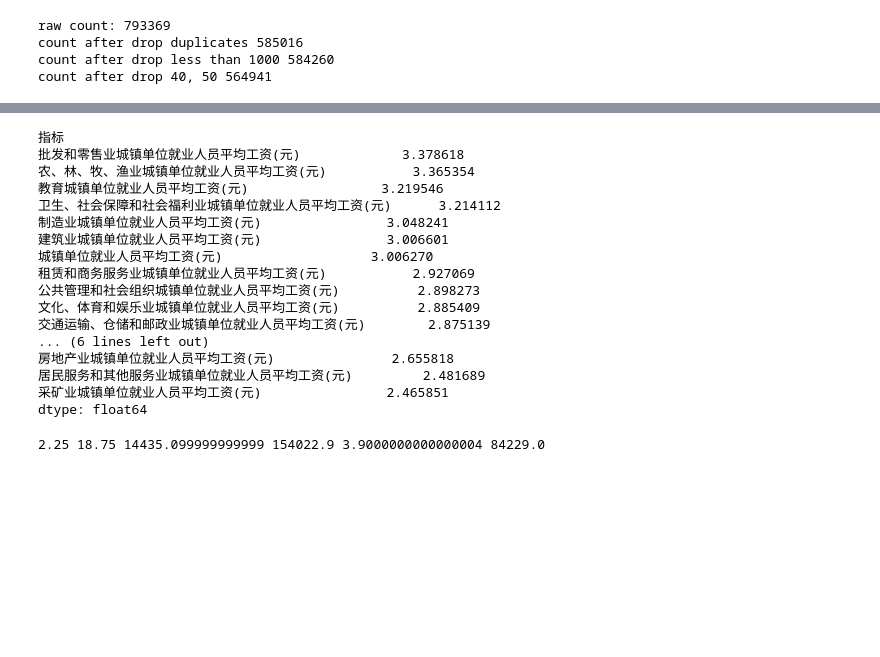
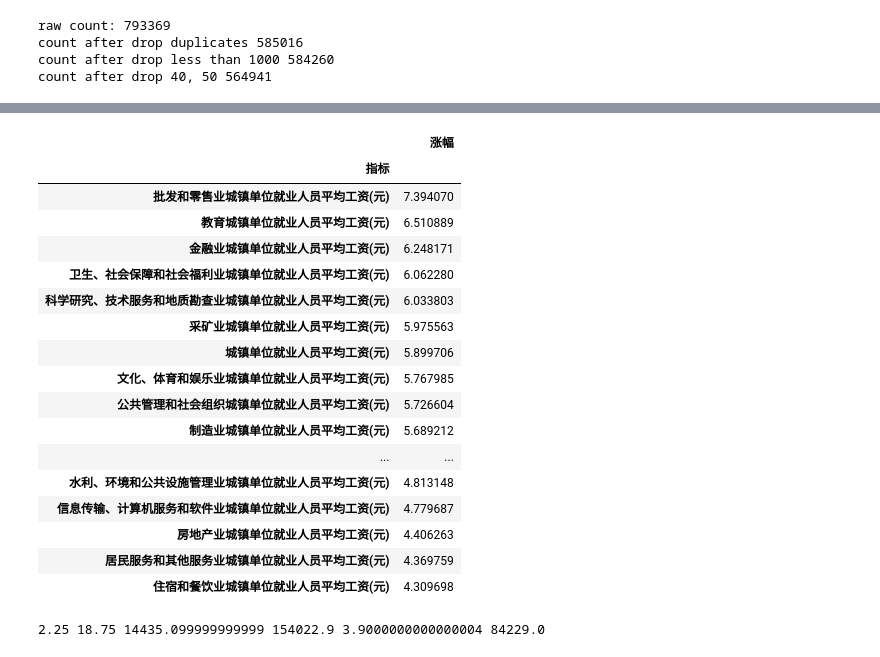
Before and after one commit to naoko821/LianjiaSpider, a Jupyter notebook: 收入与房价对比.ipynb, the cells around one changed output, grey strips where cells are left out. Cells and saved outputs as stored; diff of their text form; code cells hidden in the pictures; blank space fills up the shorter version.

Commit message:
update data for 收入和房价对比

```diff
--- a/收入与房价对比.ipynb
+++ b/收入与房价对比.ipynb
@@ -121,25 +121,26 @@ plt.close()
 # %%
 #分析一下各行业涨幅对比
-rise_ratio = income.loc['2017']/income.loc['2007']
-rise_ratio.sort_values(ascending = False)
+rise_ratio = income.loc['2018']/income.loc['2003']
+pd.DataFrame({'涨幅':rise_ratio.sort_values(ascending = False)})
 # %% [output]
-指标
-批发和零售业城镇单位就业人员平均工资(元)             3.378618
-农、林、牧、渔业城镇单位就业人员平均工资(元)           3.365354
-教育城镇单位就业人员平均工资(元)                 3.219546
-卫生、社会保障和社会福利业城镇单位就业人员平均工资(元)      3.214112
-制造业城镇单位就业人员平均工资(元)                3.048241
-建筑业城镇单位就业人员平均工资(元)                3.006601
-城镇单位就业人员平均工资(元)                   3.006270
-租赁和商务服务业城镇单位就业人员平均工资(元)           2.927069
-公共管理和社会组织城镇单位就业人员平均工资(元)          2.898273
-文化、体育和娱乐业城镇单位就业人员平均工资(元)          2.885409
-交通运输、仓储和邮政业城镇单位就业人员平均工资(元)        2.875139
-... (6 lines left out)
-房地产业城镇单位就业人员平均工资(元)               2.655818
-居民服务和其他服务业城镇单位就业人员平均工资(元)         2.481689
-采矿业城镇单位就业人员平均工资(元)                2.465851
-dtype: float64
+|  | 涨幅 |
+| 指标 |  |
+| 批发和零售业城镇单位就业人员平均工资(元) | 7.394070 |
+| 教育城镇单位就业人员平均工资(元) | 6.510889 |
+| 金融业城镇单位就业人员平均工资(元) | 6.248171 |
+| 卫生、社会保障和社会福利业城镇单位就业人员平均工资(元) | 6.062280 |
+| 科学研究、技术服务和地质勘查业城镇单位就业人员平均工资(元) | 6.033803 |
+| 采矿业城镇单位就业人员平均工资(元) | 5.975563 |
+| 城镇单位就业人员平均工资(元) | 5.899706 |
+| 文化、体育和娱乐业城镇单位就业人员平均工资(元) | 5.767985 |
+| 公共管理和社会组织城镇单位就业人员平均工资(元) | 5.726604 |
+| 制造业城镇单位就业人员平均工资(元) | 5.689212 |
+| ... | ... |
+| 水利、环境和公共设施管理业城镇单位就业人员平均工资(元) | 4.813148 |
+| 信息传输、计算机服务和软件业城镇单位就业人员平均工资(元) | 4.779687 |
+| 房地产业城镇单位就业人员平均工资(元) | 4.406263 |
+| 居民服务和其他服务业城镇单位就业人员平均工资(元) | 4.369759 |
+| 住宿和餐饮业城镇单位就业人员平均工资(元) | 4.309698 |
 # %%
 #金融与IT对比
 font=FontProperties(fname='font/Songti.ttc',size=18)
```
Also changed, not shown: parts of 1 cell of this notebook.
